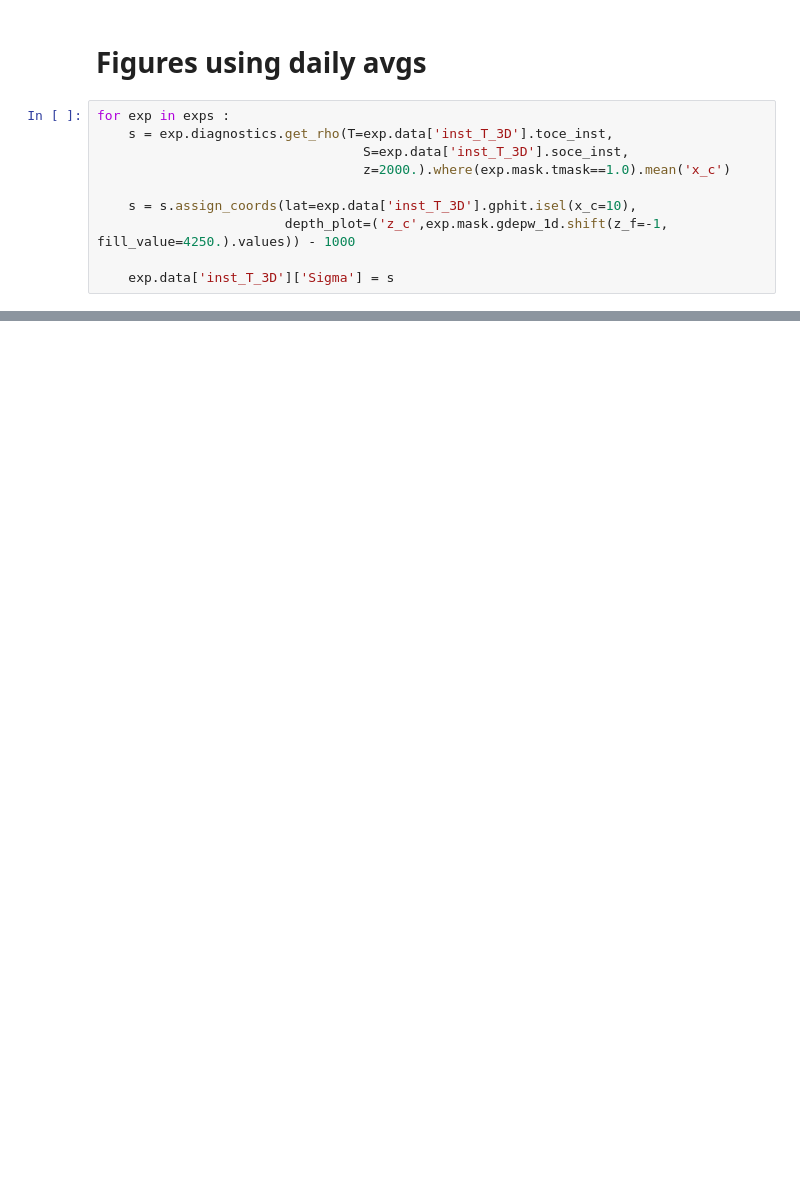
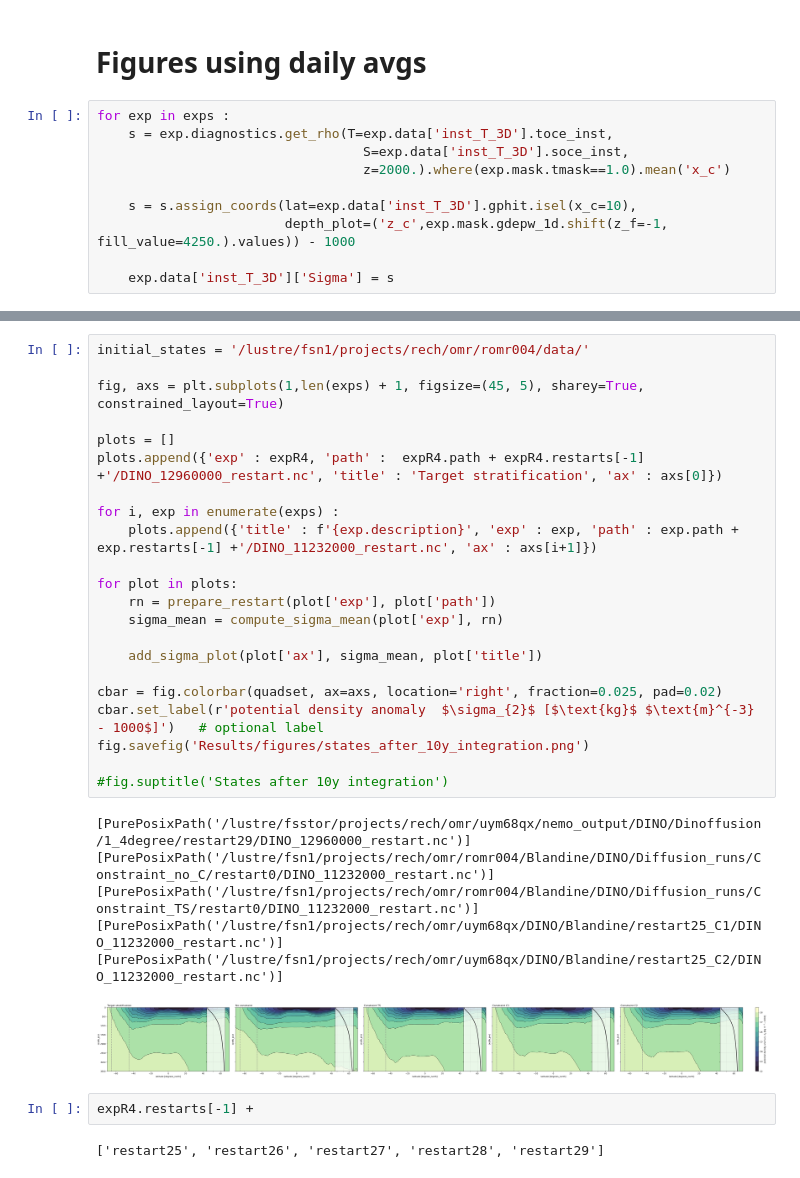
Before and after one commit to Etienne-Meunier/DINO-Fusion, a Jupyter notebook: Results/notebooks/ComputeDensity.ipynb, the cells around one changed output, grey strips where cells are left out. Cells and saved outputs as stored; diff of their text form; blank space fills up the shorter version.

```diff
--- a/Results/notebooks/ComputeDensity.ipynb
+++ b/Results/notebooks/ComputeDensity.ipynb
@@ -147,0 +279,33 @@ cbar1 = fig_dense.colorbar(a, ax=axs, label=r'Potential density anomaly  $\sigma
+# %%
+initial_states = '/lustre/fsn1/projects/rech/omr/romr004/data/'
+
+fig, axs = plt.subplots(1,len(exps) + 1, figsize=(45, 5), sharey=True, constrained_layout=True)
+
+plots = []
+plots.append({'exp' : expR4, 'path' :  expR4.path + expR4.restarts[-1] +'/DINO_12960000_restart.nc', 'title' : 'Target stratification', 'ax' : axs[0]})
+
+for i, exp in enumerate(exps) :
+    plots.append({'title' : f'{exp.description}', 'exp' : exp, 'path' : exp.path + exp.restarts[-1] +'/DINO_11232000_restart.nc', 'ax' : axs[i+1]})
+
+for plot in plots:
+    rn = prepare_restart(plot['exp'], plot['path'])
+    sigma_mean = compute_sigma_mean(plot['exp'], rn)
+
+    add_sigma_plot(plot['ax'], sigma_mean, plot['title'])
+
+cbar = fig.colorbar(quadset, ax=axs, location='right', fraction=0.025, pad=0.02)
+cbar.set_label(r'potential density anomaly  $\sigma_{2}$ [$\text{kg}$ $\text{m}^{-3} - 1000$]')   # optional label
+fig.savefig('Results/figures/states_after_10y_integration.png')
+
+#fig.suptitle('States after 10y integration')
+# %% [output]
+[PurePosixPath('/lustre/fsstor/projects/rech/omr/uym68qx/nemo_output/DINO/Dinoffusion/1_4degree/restart29/DINO_12960000_restart.nc')]
+[PurePosixPath('/lustre/fsn1/projects/rech/omr/romr004/Blandine/DINO/Diffusion_runs/Constraint_no_C/restart0/DINO_11232000_restart.nc')]
+[PurePosixPath('/lustre/fsn1/projects/rech/omr/romr004/Blandine/DINO/Diffusion_runs/Constraint_TS/restart0/DINO_11232000_restart.nc')]
+[PurePosixPath('/lustre/fsn1/projects/rech/omr/uym68qx/DINO/Blandine/restart25_C1/DINO_11232000_restart.nc')]
+[PurePosixPath('/lustre/fsn1/projects/rech/omr/uym68qx/DINO/Blandine/restart25_C2/DINO_11232000_restart.nc')]
+[figure, added]
+# %%
+expR4.restarts[-1] +
+# %% [output]
+['restart25', 'restart26', 'restart27', 'restart28', 'restart29']
```
Also changed, not shown: parts of 14 cells of this notebook, 1 other file.
